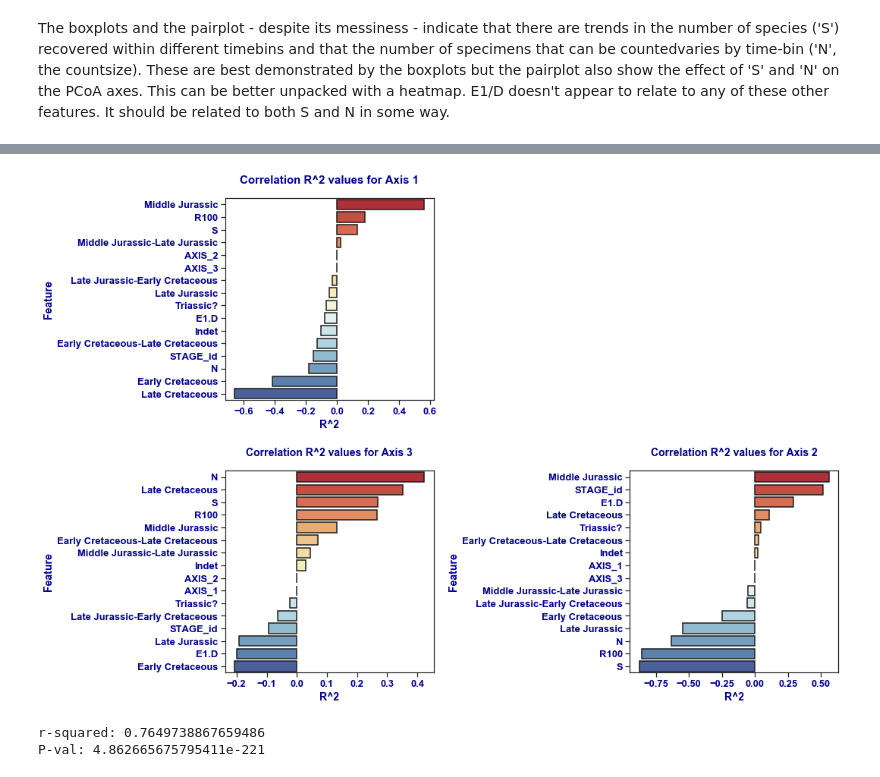
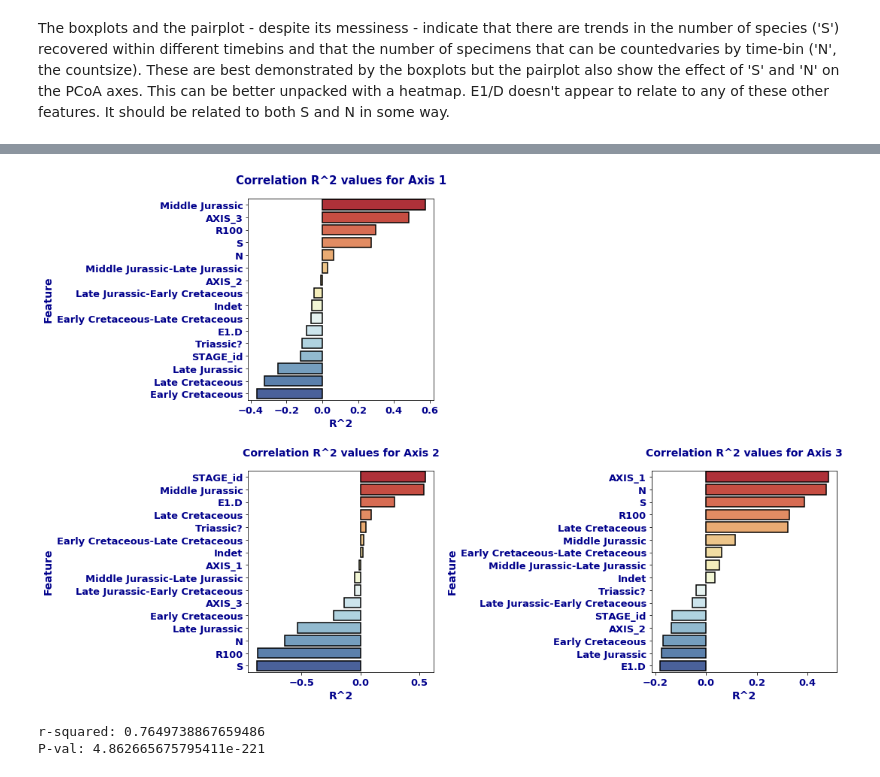
Before and after one commit to b3py0/Capstone-projects, a Jupyter notebook: Volve_final_capstone.ipynb, the cells around one changed output, grey strips where cells are left out. Saved outputs shown, nothing was run; the diff lists cells and outputs as text; code cells hidden in the pictures.

```diff
--- a/Volve_final_capstone.ipynb
+++ b/Volve_final_capstone.ipynb
@@ -1511,13 +1511,13 @@ more effectively.
 '''
 
 ##Get dummies for categories
-core_1 = info_cut_hm.corr().AXIS_1
+core_1 = info_cut_hm.corr(method='spearman').AXIS_1
 core_1.sort_values(ascending = False)
 
-core_2 = info_cut_hm.corr().AXIS_2
+core_2 = info_cut_hm.corr(method='spearman').AXIS_2
 core_2.sort_values(ascending = False)
 
-core_3 = info_cut_hm.corr().AXIS_3
+core_3 = info_cut_hm.corr(method='spearman').AXIS_3
 core_3.sort_values(ascending = False)
 
 ##Put values into dfs
@@ -1543,37 +1543,37 @@ plt.subplot(221)
 ax1 = sns.barplot(x=values_1[1:], y=names_1[1:], palette="RdYlBu", linewidth=1.5, edgecolor='k')
 ax1.set_title('Correlation R^2 values for Axis 1', fontsize=15, weight='bold',y=1.05, color='darkblue')
 ax1.set_ylabel('Feature', fontsize=14, weight='bold', color='darkblue')
 ax1.set_xlabel('R^2', fontsize=14, weight='bold', color='darkblue')
 ax1.tick_params(labelsize=13)
 plt.xticks(color='darkblue', weight='bold')
 plt.yticks(color='darkblue', weight='bold')
 
 ##Axis 2
-plt.subplot(224)
+plt.subplot(223)
 ax2 = sns.barplot(x=values_2[1:], y=names_2[1:], palette='RdYlBu', linewidth=1.5, edgecolor='k')
 ax2.set_title('Correlation R^2 values for Axis 2', fontsize=14, weight='bold', y=1.05, color='darkblue')
 ax2.set_ylabel('Feature', fontsize=14, weight='bold', color='darkblue')
 ax2.set_xlabel('R^2', fontsize=14, weight='bold', color='darkblue')
 ax2.tick_params(labelsize=13)
 plt.xticks(color='darkblue', weight='bold')
 plt.yticks(color='darkblue', weight='bold')
 
 ##Axis 3
-plt.subplot(223)
+plt.subplot(224)
 ax3 = sns.barplot(x=values_3[1:], y=names_3[1:], palette='RdYlBu', linewidth=1.5, edgecolor='k')
 ax3.set_title('Correlation R^2 values for Axis 3', fontsize=14, weight='bold', y=1.05, color='darkblue')
 ax3.set_ylabel('Feature', fontsize=14, weight='bold', color='darkblue')
 ax3.set_xlabel('R^2', fontsize=14, weight='bold', color='darkblue')
 ax3.tick_params(labelsize=13)
 plt.xticks(color='darkblue', weight='bold')
 plt.yticks(color='darkblue', weight='bold')
 
 plt.tight_layout()
 plt.subplots_adjust(hspace=0.35)
 plt.show()
-# plt.savefig('barchart_correlation_axes_1_2_3.png',dpi=400,bbox_inches='tight', transparent=True)
+# plt.savefig('barchart_correlation_axes_1_2_3_spearman.png',dpi=400,bbox_inches='tight', transparent=True)
 # %% [output]
-[figure, old version]
+[figure, new version]
 # %%
 '''
 Linear regression of Axis 2 vs. S
```
Also changed, not shown: parts of 14 cells of this notebook.
